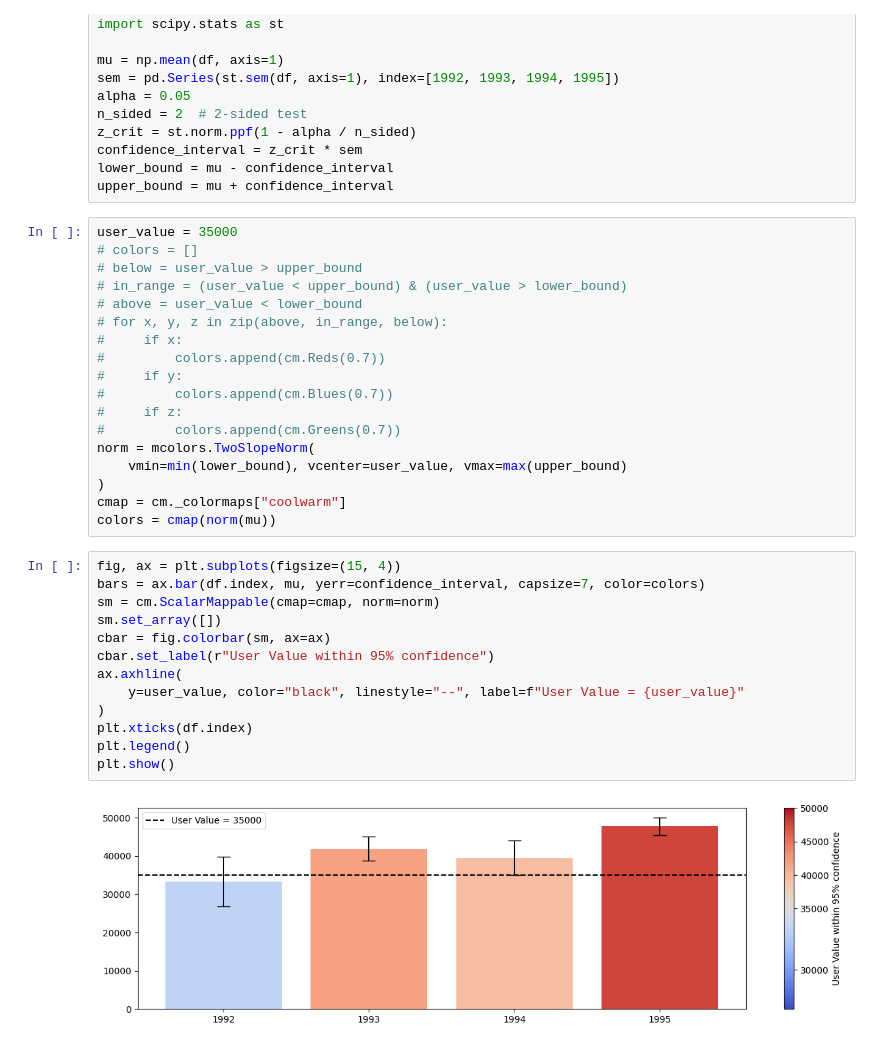
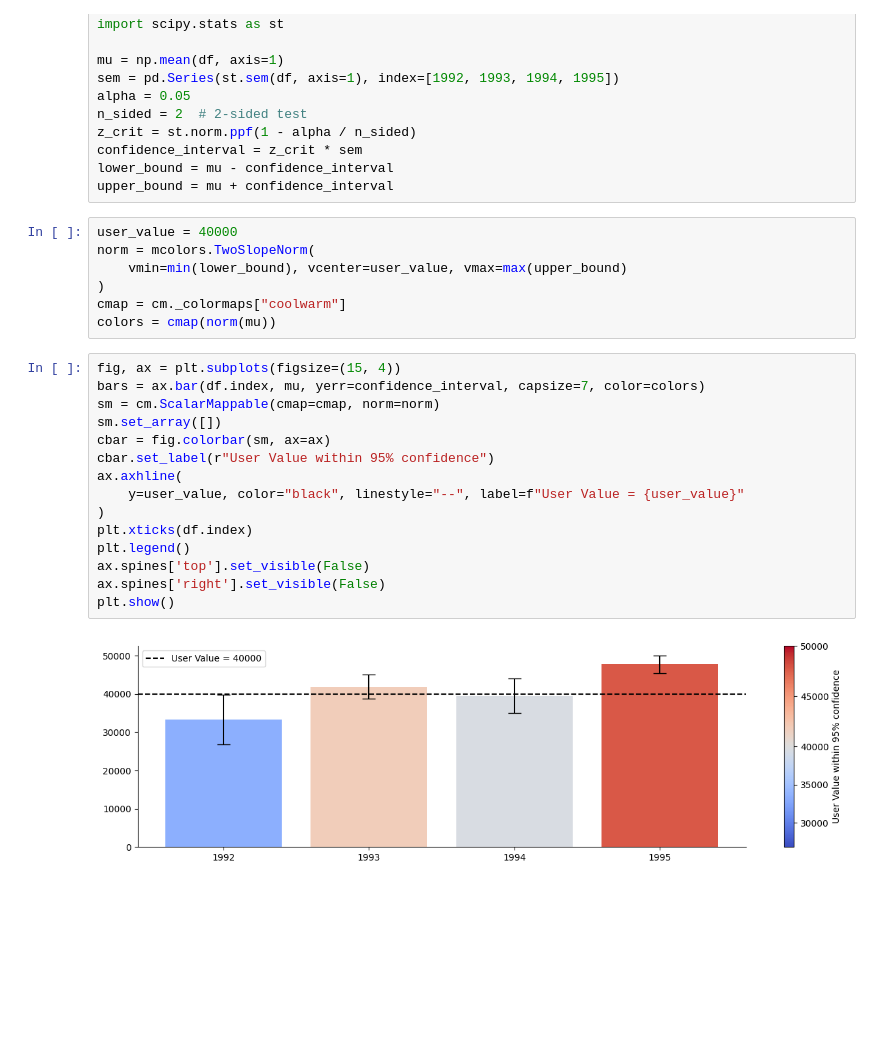
Before and after one commit to calebrauscher/University_of_Michigan, a Jupyter notebook: Applied Plotting/Assignment 3/assignment3.ipynb, the cells around one changed output. Drawn from its saved outputs; the diff is of its cells as text; blank space fills up the shorter version.

```diff
--- a/Applied Plotting/Assignment 3/assignment3.ipynb
+++ b/Applied Plotting/Assignment 3/assignment3.ipynb
@@ -75,18 +75,7 @@ confidence_interval = z_crit * sem
 lower_bound = mu - confidence_interval
 upper_bound = mu + confidence_interval
 # %%
-user_value = 35000
-# colors = []
-# below = user_value > upper_bound
-# in_range = (user_value < upper_bound) & (user_value > lower_bound)
-# above = user_value < lower_bound
-# for x, y, z in zip(above, in_range, below):
-#     if x:
-#         colors.append(cm.Reds(0.7))
-#     if y:
-#         colors.append(cm.Blues(0.7))
-#     if z:
-#         colors.append(cm.Greens(0.7))
+user_value = 40000
 norm = mcolors.TwoSlopeNorm(
     vmin=min(lower_bound), vcenter=user_value, vmax=max(upper_bound)
 )
@@ -95,15 +84,17 @@ colors = cmap(norm(mu))
 # %%
 fig, ax = plt.subplots(figsize=(15, 4))
 bars = ax.bar(df.index, mu, yerr=confidence_interval, capsize=7, color=colors)
 sm = cm.ScalarMappable(cmap=cmap, norm=norm)
 sm.set_array([])
 cbar = fig.colorbar(sm, ax=ax)
 cbar.set_label(r"User Value within 95% confidence")
 ax.axhline(
     y=user_value, color="black", linestyle="--", label=f"User Value = {user_value}"
 )
 plt.xticks(df.index)
 plt.legend()
+ax.spines['top'].set_visible(False)
+ax.spines['right'].set_visible(False)
 plt.show()
 # %% [output]
-[figure, old version]
+[figure, new version]
```
Also changed, not shown: parts of 2 cells of this notebook.
